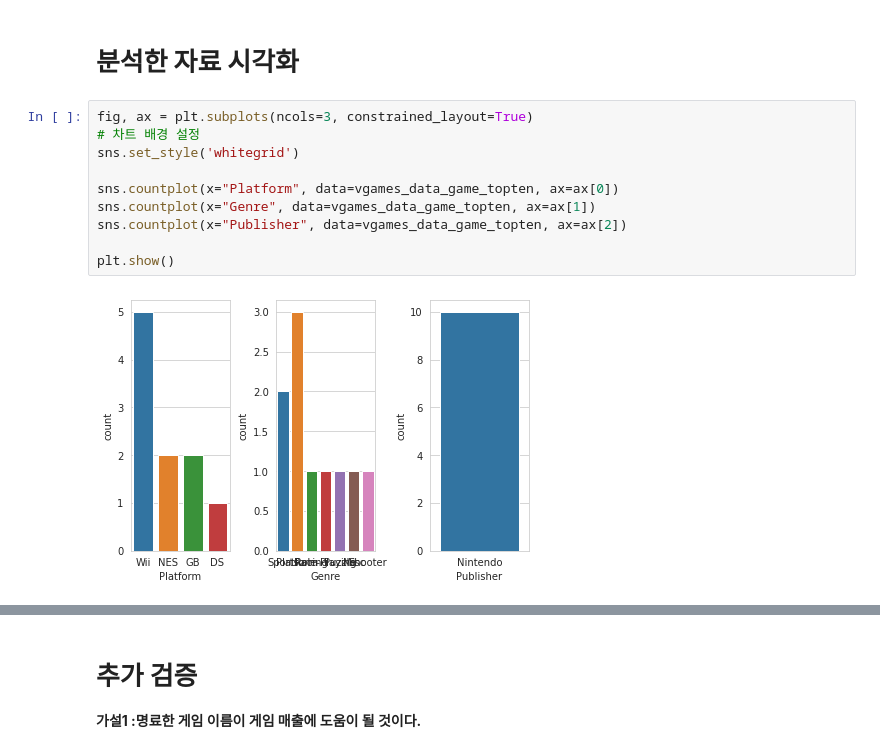
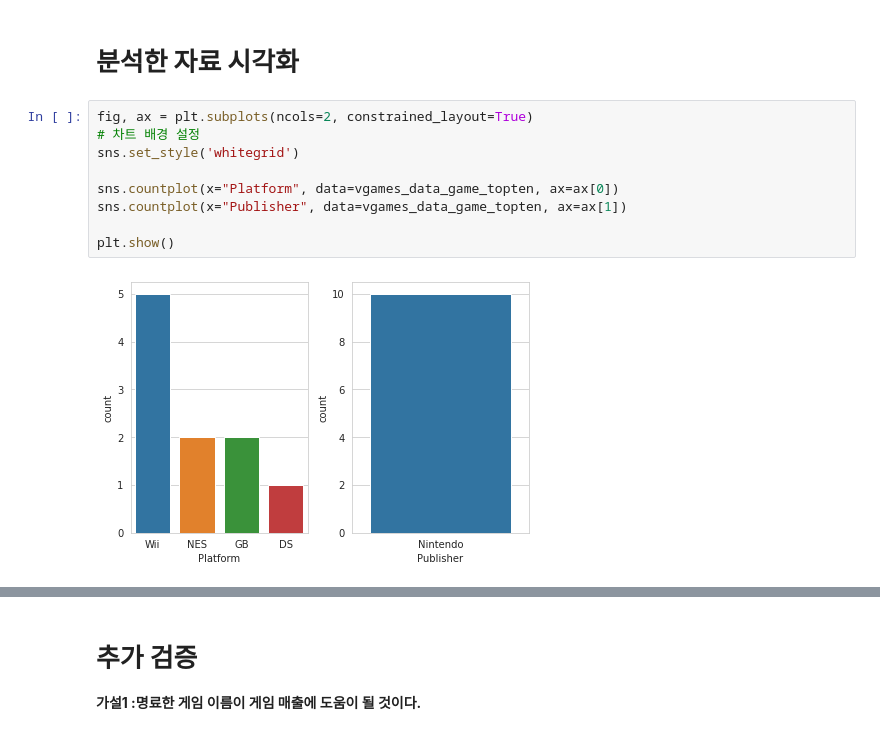
Before and after one commit to wogur9503/AI-bootcamp-, a Jupyter notebook: Game Sales Data Analysis.ipynb, the cells around one changed output, grey strips where cells are left out. Saved outputs shown, nothing was run; the diff lists cells and outputs as text.

```diff
--- a/Game Sales Data Analysis.ipynb
+++ b/Game Sales Data Analysis.ipynb
@@ -235,14 +235,13 @@ vgames_data_game_topten
 # %% [markdown]
 # **분석한 자료 시각화**
 # %%
-fig, ax = plt.subplots(ncols=3, constrained_layout=True)
+fig, ax = plt.subplots(ncols=2, constrained_layout=True)
 # 차트 배경 설정
 sns.set_style('whitegrid')
 
 sns.countplot(x="Platform", data=vgames_data_game_topten, ax=ax[0])
-sns.countplot(x="Genre", data=vgames_data_game_topten, ax=ax[1])
-sns.countplot(x="Publisher", data=vgames_data_game_topten, ax=ax[2])
+sns.countplot(x="Publisher", data=vgames_data_game_topten, ax=ax[1])
 
 plt.show()
 # %% [output]
-[figure, old version]
+[figure, new version]
```
Also changed, not shown: parts of 2 cells of this notebook.
